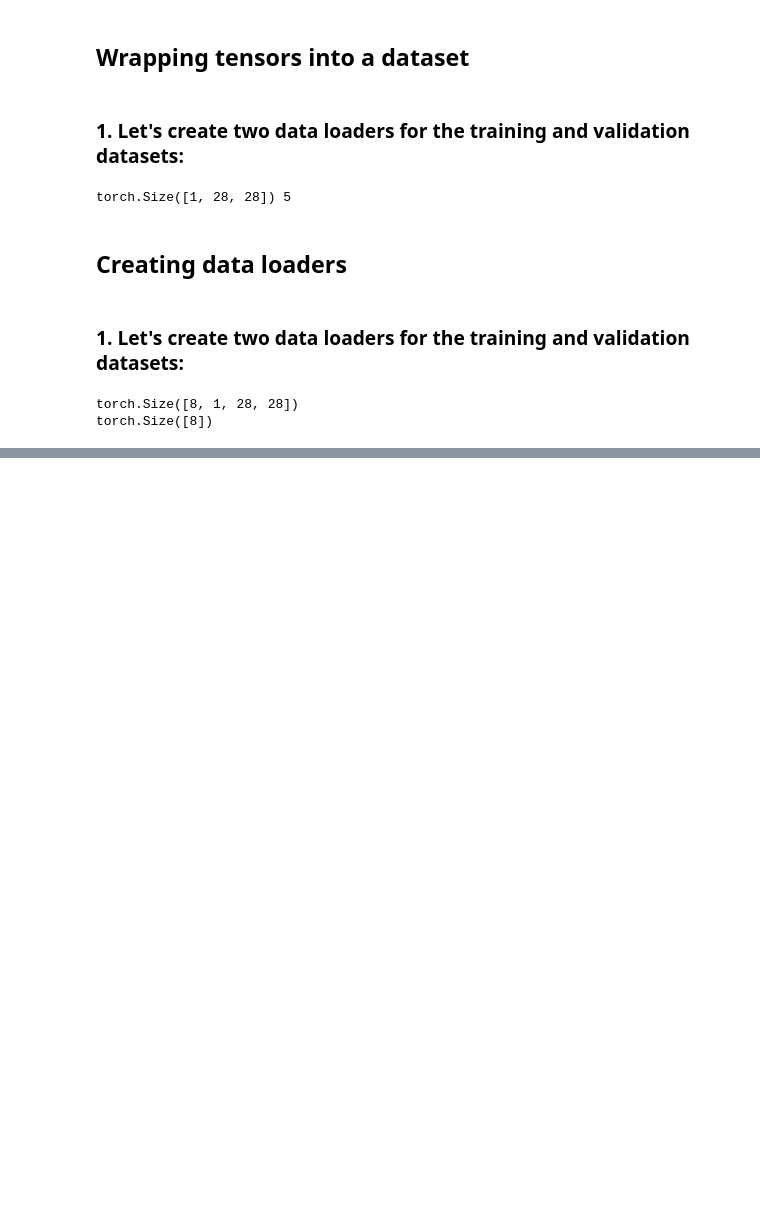
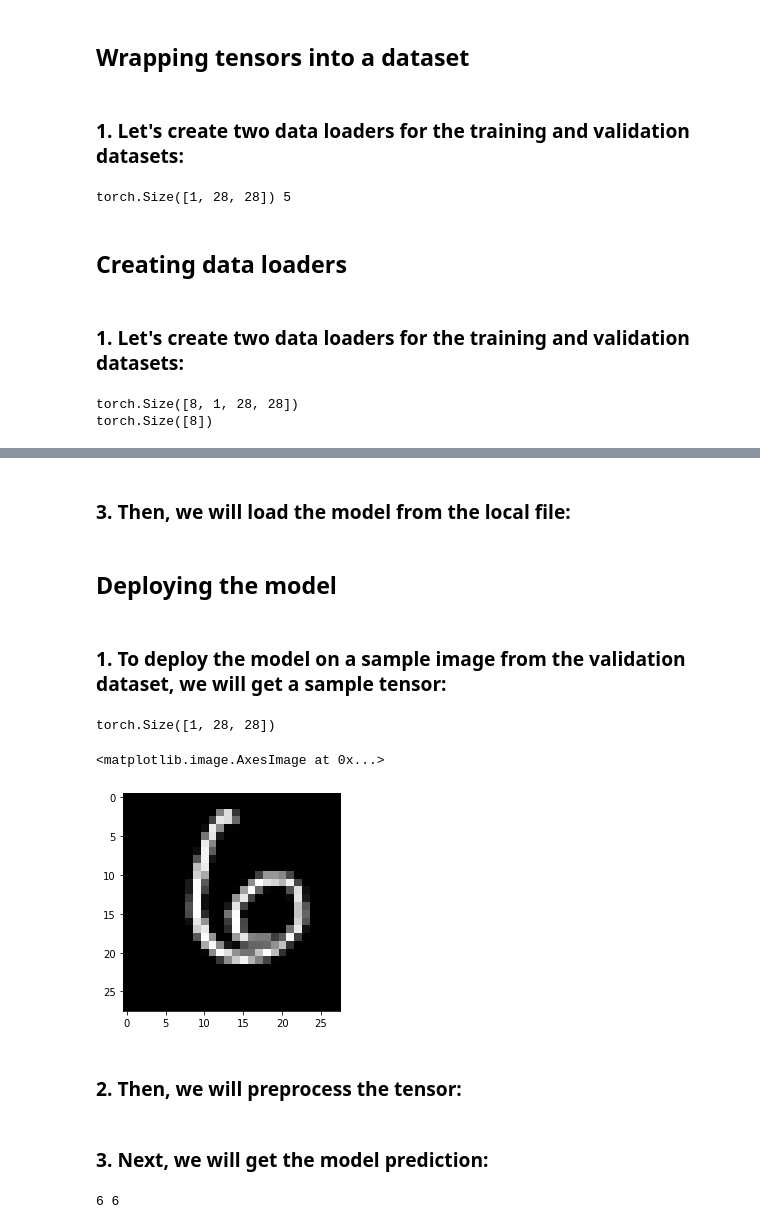
Before and after one commit to saratrajput/pytorch_recipes, a Jupyter notebook: Chapter 1.ipynb, the cells around one changed output, grey strips where cells are left out. Drawn from its saved outputs; the diff is of its cells as text; code cells hidden in the pictures; blank space fills up the shorter version.

```diff
--- a/Chapter 1.ipynb
+++ b/Chapter 1.ipynb
@@ -311,0 +612,2 @@ torch.Size([8])
+# %% [markdown]
+### 3. Then, we will load the model from the local file:
@@ -311,0 +616,16 @@ torch.Size([8])
+# %% [markdown]
+## Deploying the model
+# %% [markdown]
+### 1. To deploy the model on a sample image from the validation dataset, we will get a sample tensor:
+# %%
+n = 100
+x = x_val[n]
+y = y_val[n]
+print(x.shape)
+plt.imshow(x.numpy()[0], cmap="gray")
+# %% [output]
+torch.Size([1, 28, 28])
+<matplotlib.image.AxesImage at 0x...>
+[figure, added]
+# %% [markdown]
+### 2. Then, we will preprocess the tensor:
@@ -311,0 +641,11 @@ torch.Size([8])
+# %% [markdown]
+### 3. Next, we will get the model prediction:
+# %%
+# get model output
+output = _model(x)
+
+# get predicted class
+pred = output.argmax(dim=1, keepdim=True)
+print(pred.item(), y.item())
+# %% [output]
+6 6
```
Also changed, not shown: parts of 72 cells of this notebook, 4 other files.
